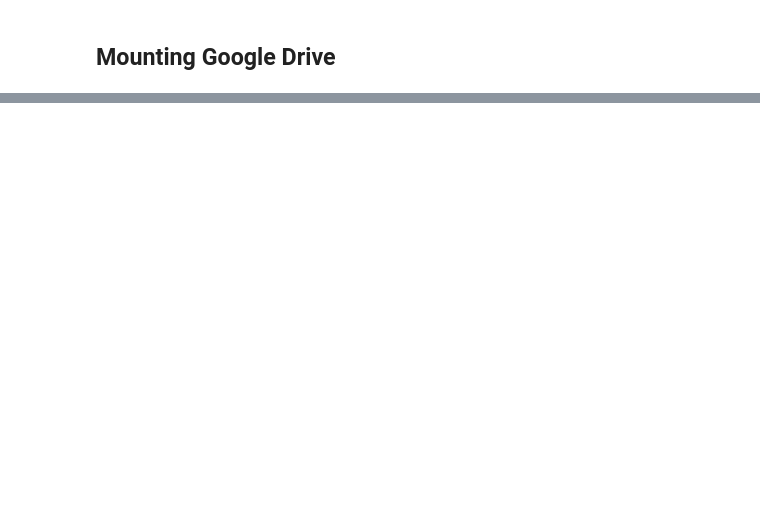
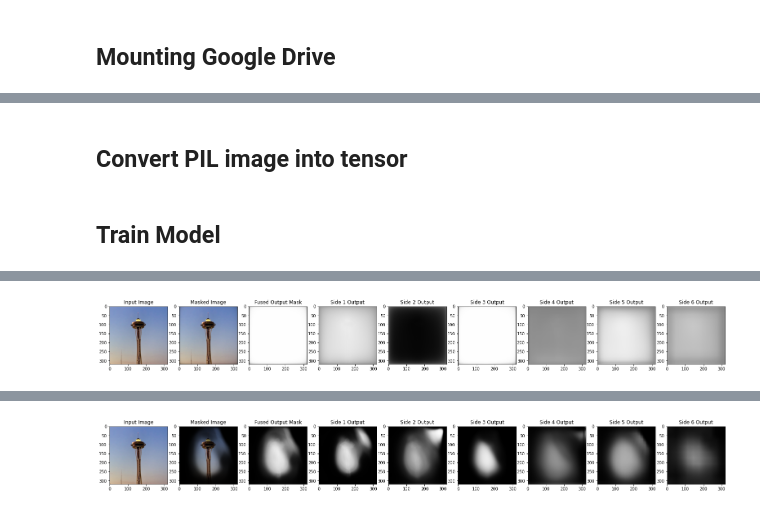
Before and after one commit to Skyline-9/U2-Background-Removal, a Jupyter notebook: U2_Background_Removal.ipynb, the cells around one changed output, grey strips where cells are left out. Drawn from its saved outputs; the diff is of its cells as text; code cells hidden in the pictures; blank space fills up the shorter version.

```diff
--- a/U2_Background_Removal.ipynb
+++ b/U2_Background_Removal.ipynb
@@ -109,0 +694,57 @@ subimage.save('/content/gdrive/MyDrive/background_removal_DL/test_data/images/ou
+# %% [markdown]
+## **Convert PIL image into tensor**
+# %%
+import cv2
+import io
+import base64
+from IPython.display import HTML
+import matplotlib.pyplot as plt
+from google.colab import files
+
+
+def format_input(input_image):
+  assert(input_image.size == default_in_shape[:2] or input_image.shape == default_in_shape)
+  return np.expand_dims(np.array(input_image)/255., 0)
+
+
+# Load test image
+im = Image.open('space.jpeg')
+im = im.resize(default_in_shape[:2])
+image = format_input(im)
+# %% [markdown]
+## Train Model
+# %%
+for e in range(epochs):
+    try:
+      feed, out = load_training_batch(batch_size=batch_size)
+      loss = model.train_on_batch(feed, out)
+
+      if e % weights_save_interval == 0:
+        model.save(checkpoint_path)
+
+      if e % eval_interval == 0:
+        print('[%s] Loss: %s' % (e, str(loss)))
+        out = model(image)
+        f, a = plt.subplots(1,9,figsize=(27, 3))
+        a[0].imshow(image[0])
+        a[1].imshow(np.multiply(image[0], np.tile(out[0][0], [1, 1, 3])))
+        a[2].imshow(np.tile(out[0][0], [1, 1, 3]), cmap='gray', vmin=0, vmax=1)
+        a[3].imshow(np.tile(out[1][0], [1, 1, 3]), cmap='gray', vmin=0, vmax=1)
+        a[4].imshow(np.tile(out[2][0], [1, 1, 3]), cmap='gray', vmin=0, vmax=1)
+        a[5].imshow(np.tile(out[3][0], [1, 1, 3]), cmap='gray', vmin=0, vmax=1)
+        a[6].imshow(np.tile(out[4][0], [1, 1, 3]), cmap='gray', vmin=0, vmax=1)
+        a[7].imshow(np.tile(out[5][0], [1, 1, 3]), cmap='gray', vmin=0, vmax=1)
+        a[8].imshow(np.tile(out[6][0], [1, 1, 3]), cmap='gray', vmin=0, vmax=1)
+
+        a[0].set_title('Input Image')
+        a[1].set_title('Masked Image')
+        a[2].set_title('Fused Output Mask')
+        for i, ax in enumerate(a[3:]):
+          ax.set_title('Side %d Output' % (i+1))
+
+        plt.show()
+    except KeyboardInterrupt:
+      pass
+    except ValueError:
+      pass
+# %% [output]
@@ -109,0 +753 @@ subimage.save('/content/gdrive/MyDrive/background_removal_DL/test_data/images/ou
+[figure, added]
@@ -109,0 +755 @@ subimage.save('/content/gdrive/MyDrive/background_removal_DL/test_data/images/ou
+[figure, added]
```
Also changed, not shown: parts of 31 cells of this notebook.
